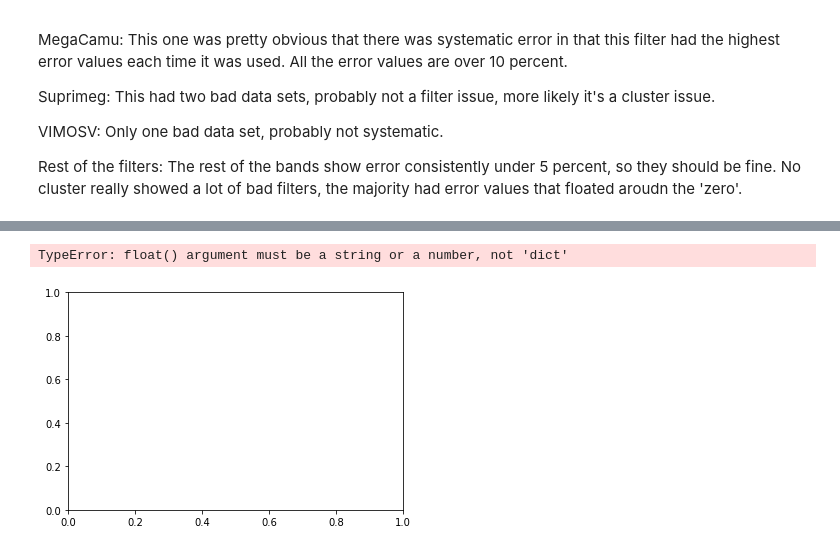
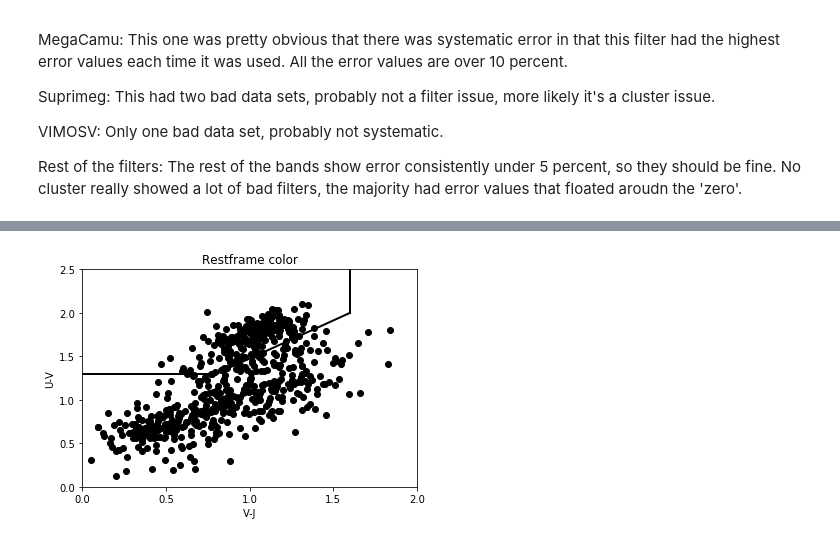
Before and after one commit to JacobGolledge/Research, a Jupyter notebook: Research_Golledge_Final.ipynb, the cells around one changed output, grey strips where cells are left out. Cells and saved outputs as stored; diff of their text form; code cells hidden in the pictures.

```diff
--- a/Research_Golledge_Final.ipynb
+++ b/Research_Golledge_Final.ipynb
@@ -40,7 +40,8 @@ goodval = []
 #in this case: magfile.
 #My file path will be different from yours so make sure you write the correct file path to the correct file
 #use 'r' to tell the with open function to read the file
-with open('/home/jacob/PHOTOMETRY/PHOTOM_CATS/SpARCS-0035_totalall_HAWKIKs.cat', 'r') as magfile:
+#with open('/home/jacob/PHOTOMETRY/PHOTOM_CATS/SpARCS-0035_totalall_HAWKIKs.cat', 'r') as magfile:
+with open('/home/caelan/Documents/PHOTOMETRY/photometry/PHOTOM_CATS/SpARCS-0035_totalall_HAWKIKs.cat', 'r') as magfile:
     #magplots becomes a function to read the magfile in using a comma seperated variable format
     #While this the file is not a csv, we you tweak it so the program reads in it as one.
     magplots = csv.reader(magfile)
@@ -219,7 +220,8 @@ gallamb = []
 
 #opens up a catalog of the transmission curves for all the filters.
 #filterfile = ("/Users/grudnick/Work/GOGREEN/Data/Releases/v1.1/PHOTOMETRY/FILTERS/FILTER.RES.GOGREEN")
-filterfile = ("/home/jacob/Documents/Research/FILTER.RES.GOGREEN")
+#filterfile = ("/home/caelan/Documents/PHOTOMETRY/photometry/FILTERS/FILTER.RES.GOGREEN")
+filterfile = ("/home/caelan/Documents/PHOTOMETRY/photometry/FILTERS/FILTER.RES.GOGREEN")
 f = open(filterfile, 'r')
 
 # make dictionary to hold all filter curves
@@ -227,7 +229,8 @@ filtercurves = {}
 
 #opens up catalog along with z_spec catalog
 #path = "/Users/grudnick/Work/GOGREEN/Data/Releases/v1.1/PHOTOMETRY"
-path = "/home/jacob/PHOTOMETRY"
+path = "/home/caelan/Documents/PHOTOMETRY/photometry"
+#path = "/home/caelan/Documents/PHOTOMETRY/photometry"
 zfile = path + "/SPECZ_MATCHED/compilation_SpARCS-0035.dat"
 #This is a more efficient way to read in files as it automatically assigns variables to each column so they
 #can be called later.
@@ -579,9 +582,11 @@ goodindx = {}
 goodgal = {}
 
 #path of the files to the redshift values and the flux values in their respected catalogs.
-catpath = "/home/jacob/PHOTOMETRY/PHOTOM_CATS/"
+#catpath = "/home/jacob/PHOTOMETRY/PHOTOM_CATS/"
+catpath = "/home/caelan/Documents/PHOTOMETRY/photometry/PHOTOM_CATS/"
 #catpath = "/Users/grudnick/Work/GOGREEN/Data/Releases/v1.1/PHOTOMETRY/PHOTOM_CATS/"
-zpath = "/home/jacob/PHOTOMETRY/SPECZ_MATCHED/"
+#zpath = "/home/jacob/PHOTOMETRY/SPECZ_MATCHED/"
+zpath = "/home/caelan/Documents/PHOTOMETRY/photometry/SPECZ_MATCHED/"
 #zpath = "/Users/grudnick/Work/GOGREEN/Data/Releases/v1.1/PHOTOMETRY/SPECZ_MATCHED/"
 #path to the residuals
 respath = "/home/jacob/PHOTOMETRY/BESTFIT_SEDs+EAZY/for_greg/"
@@ -823,8 +804,8 @@ VIMOSV: Only one bad data set, probably not systematic.
 
 Rest of the filters: The rest of the bands show error consistently under 5 percent, so they should be fine. No cluster really showed a lot of bad filters, the majority had error values that floated aroudn the 'zero'.
 # %%
-colpath = '/home/jacob/PHOTOMETRY/RESTFRAME_COLOURS/'    #This is the path to the restframe colors
-
+#colpath = '/home/jacob/PHOTOMETRY/RESTFRAME_COLOURS/'    #This is the path to the restframe colors
+colpath = '/home/caelan/Documents/PHOTOMETRY/photometry/RESTFRAME_COLOURS/'
 
 goodcolindx = {}
 colfiledat = {}
@@ -839,6 +820,7 @@ for iclust in range(len(clustname)):    #cycling through all the files depending
     colors['VMINJ'][clustname[iclust]] = np.array([])
     colors['id'][clustname[iclust]] = np.array([])
     colors['NUVMINV'][clustname[iclust]] = np.array([])
+    #print(catpath)
     filepath = catpath + clustname[iclust] + "_totalall_" + extname[iclust] + ".cat"
     photdat[clustname[iclust]] = ascii.read(filepath) #reads in the files using ascii tables for easier
     #data manipulation.
@@ -952,24 +934,27 @@ for iclust in range(len(clustname)):
 [figure]
 # %%
 #This is for all the clusters. UvJ plots
-#UV = []
-#VJ = []
-#for a in colors.keys():
-    #UV.append(colors['UMINV'][a])
-
-plt.plot(colors['VMINJ'], colors['UMINV'] , 'ko')
+UV = np.array([])
+VJ = np.array([])
+for a in goodcolindx:
+    UV = np.append(UV, colors['UMINV'][a])
+    VJ = np.append(VJ, colors['VMINJ'][a])
+#print(UV)
+#print(VJ)
+plt.plot(VJ, UV , 'ko')
 plt.xlim(0.0, 2.0)
+plt.xticks([0.0, 0.5, 1.0, 1.5, 2.0])
+plt.yticks([0.0, 0.5, 1.0, 1.5, 2.0, 2.5])
 plt.ylim(0.0, 2.5)
 plt.plot([0, 0.8], [1.3, 1.3], 'k-', lw = 2)
 plt.plot([1.6, 1.6], [2.0, 2.5], 'k-', lw = 2)
 plt.plot([0.8, 1.6], [1.3, 2.0], 'k-', lw = 2)
 plt.title('Restframe color')
 plt.xlabel('V-J')
 plt.ylabel('U-V')
 plt.show()
 
 #print(colors['UMINV'])
 #print(colors['UMINV'][clustname[iclust]])
 # %% [output]
-TypeError: float() argument must be a string or a number, not 'dict'
-[figure, old version]
+[figure, new version]
```
Also changed, not shown: parts of 4 cells of this notebook.
